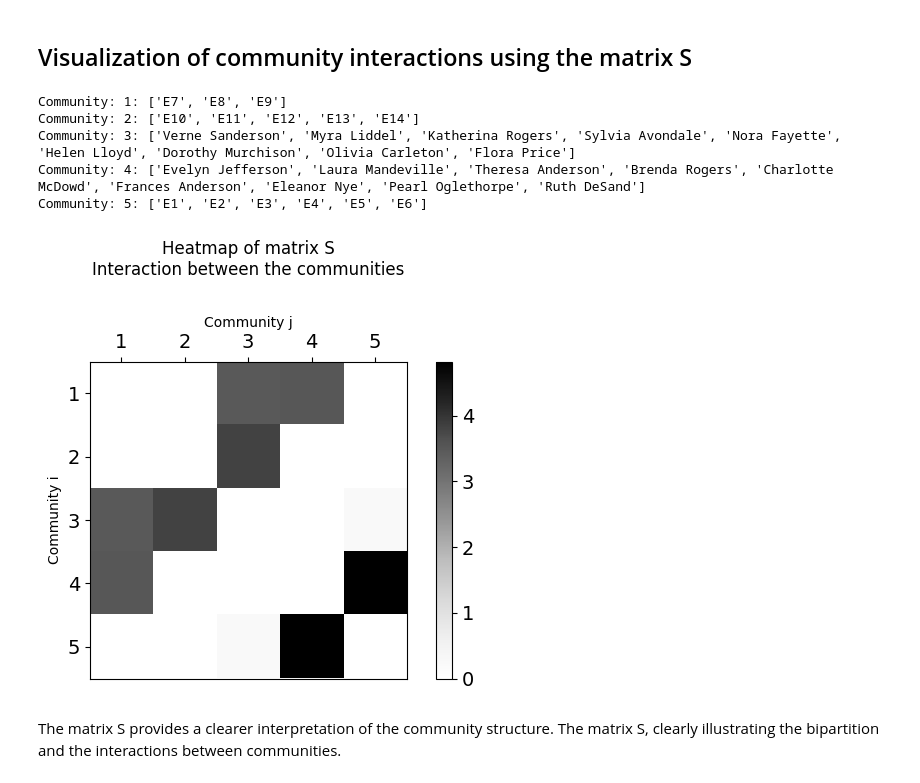
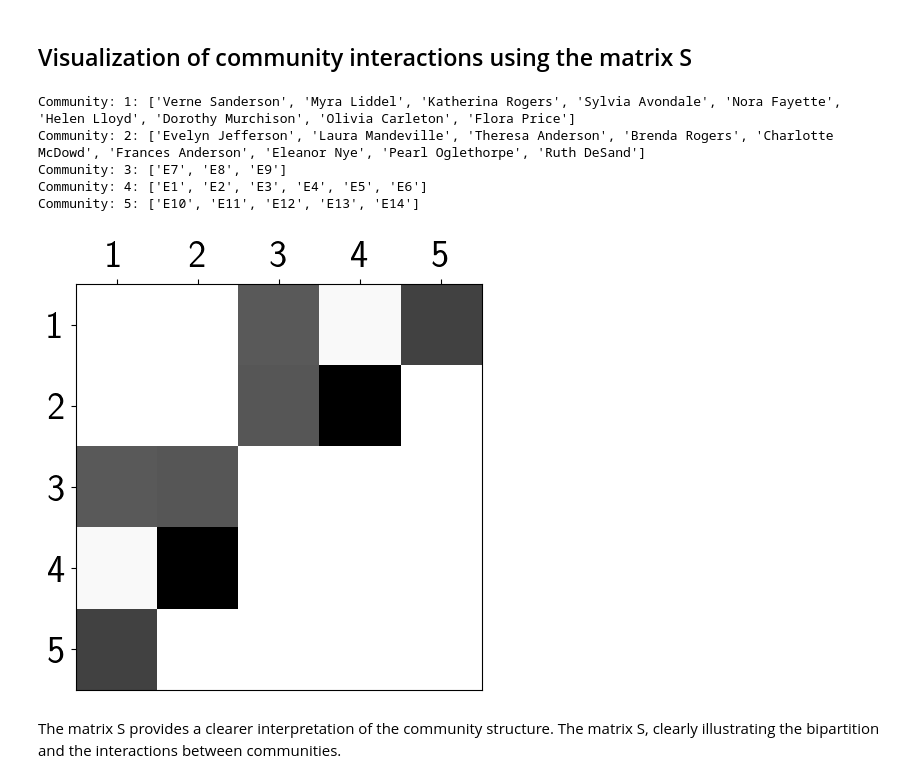
Before and after one commit to Alexia1305/OtrisymNMF_DCBM, a Jupyter notebook: Southern_women.ipynb, the cells around one changed output. Saved outputs shown, nothing was run; the diff lists cells and outputs as text; code cells hidden in the pictures.

Commit message:
Update tests
Scotland southern

```diff
--- a/Southern_women.ipynb
+++ b/Southern_women.ipynb
@@ -75,8 +86,10 @@ We detect the communities using OtrisymNMF with the selected value of r. Our met
 import matplotlib.colors as mcolors
 import matplotlib.patches as mpatches
 import random
+import numpy as np
 
 random.seed(45)
+np.random.seed(19)
 X = nx.adjacency_matrix(G) #adjacency matrix
 r=5
 w, v, S, error = OtrisymNMF.OtrisymNMF_CD(X,r,numTrials=10,verbosity=0)
@@ -84,7 +97,7 @@ w, v, S, error = OtrisymNMF.OtrisymNMF_CD(X,r,numTrials=10,verbosity=0)
 
 # Graph Display with labels v
 pos = nx.spring_layout(G, seed=12)
-
+plt.rcParams['text.usetex'] = True  # Active le rendu LaTeX
 colors = ['#E41A1C',  # rouge vif
           '#377EB8',  # bleu soutenu
           '#4DAF4A',  # vert modéré
@@ -100,26 +113,26 @@ nx.draw_networkx_nodes(G, pos,
                        nodelist=women,
                        node_color=[node_colors[node_list.index(n)] for n in women],
                        node_shape='o',
-                       node_size=600)
+                       node_size=1000)
 
 nx.draw_networkx_nodes(G, pos,
                        nodelist=events,
                        node_color=[node_colors[node_list.index(n)] for n in events],
                        node_shape='s',
-                       node_size=600)
+                       node_size=1000)
 
 
 nx.draw_networkx_edges(G, pos, edge_color='gray')
 
 
-nx.draw_networkx_labels(G, pos, font_size=14)
+nx.draw_networkx_labels(G, pos, labels=labels, font_size=24)
 legend_patches = []
 for i in range(5):  # 5 communities
     patch = mpatches.Patch(color=colors[i], label=f'{i+1}')
     legend_patches.append(patch)
 
-plt.legend(handles=legend_patches, loc='upper left', fontsize=18, title_fontsize=18, title="Communities")
-plt.title("Southern Women Network",fontsize=18)
+plt.legend(handles=legend_patches, loc='lower right', fontsize=32, title_fontsize=32, title="Communities")
+plt.title("Southern Women Network",fontsize=20)
 plt.axis('off')
 plt.show()
 # %% [output]
@@ -131,30 +144,30 @@ The five communities identified by OtrisymNMF in the Southern Women network, wit
 # %%
 import numpy as np
 # Print the communities
 for i in range(max(v)+1):
     index=np.where(v == i)[0]
     print(f"Community: {i+1}: {[list(G.nodes())[j] for j in index] }")
 # Display of S with a heatmap
 plt.imshow(S, cmap='Greys')
-cbar = plt.colorbar()
-cbar.ax.tick_params(labelsize=14)
+#cbar = plt.colorbar()
+#cbar.ax.tick_params(labelsize=14)
 plt.gca().xaxis.set_ticks_position('top')
 plt.gca().xaxis.set_label_position('top')
 labels = np.arange(1, S.shape[0] + 1)
-plt.xticks(fontsize=14,ticks=np.arange(S.shape[1]), labels=labels)
-plt.yticks(fontsize=14,ticks=np.arange(S.shape[0]), labels=labels)
-plt.title("Heatmap of matrix S\nInteraction between the communities", pad=30)
-plt.xlabel('Community j')
-plt.ylabel('Community i')
+plt.xticks(fontsize=28,ticks=np.arange(S.shape[1]), labels=labels)
+plt.yticks(fontsize=28,ticks=np.arange(S.shape[0]), labels=labels)
+#plt.title("Heatmap of matrix S\nInteraction between the communities", pad=30)
+#plt.xlabel('Community j',fontsize=28)
+#plt.ylabel('Community i',fontsize=28)
 plt.tight_layout()
 plt.show()
 # %% [output]
-Community: 1: ['E7', 'E8', 'E9']
-Community: 2: ['E10', 'E11', 'E12', 'E13', 'E14']
-Community: 3: ['Verne Sanderson', 'Myra Liddel', 'Katherina Rogers', 'Sylvia Avondale', 'Nora Fayette', 'Helen Lloyd', 'Dorothy Murchison', 'Olivia Carleton', 'Flora Price']
-Community: 4: ['Evelyn Jefferson', 'Laura Mandeville', 'Theresa Anderson', 'Brenda Rogers', 'Charlotte McDowd', 'Frances Anderson', 'Eleanor Nye', 'Pearl Oglethorpe', 'Ruth DeSand']
-Community: 5: ['E1', 'E2', 'E3', 'E4', 'E5', 'E6']
+Community: 1: ['Verne Sanderson', 'Myra Liddel', 'Katherina Rogers', 'Sylvia Avondale', 'Nora Fayette', 'Helen Lloyd', 'Dorothy Murchison', 'Olivia Carleton', 'Flora Price']
+Community: 2: ['Evelyn Jefferson', 'Laura Mandeville', 'Theresa Anderson', 'Brenda Rogers', 'Charlotte McDowd', 'Frances Anderson', 'Eleanor Nye', 'Pearl Oglethorpe', 'Ruth DeSand']
+Community: 3: ['E7', 'E8', 'E9']
+Community: 4: ['E1', 'E2', 'E3', 'E4', 'E5', 'E6']
+Community: 5: ['E10', 'E11', 'E12', 'E13', 'E14']
-[figure, old version]
+[figure, new version]
 # %% [markdown]
 The matrix S provides a clearer interpretation of the community structure. The matrix S, clearly illustrating the bipartition and the interactions between communities.
 # %% [markdown]
```
Also changed, not shown: parts of 4 cells of this notebook, 1 other file.
